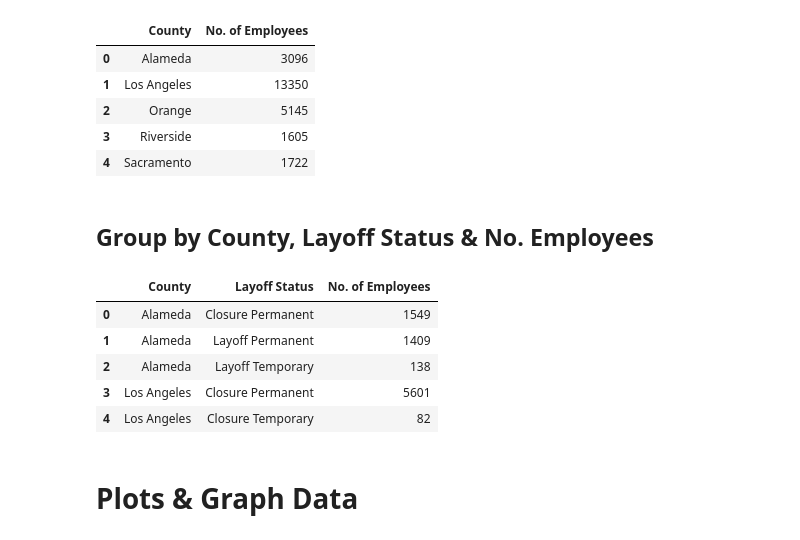
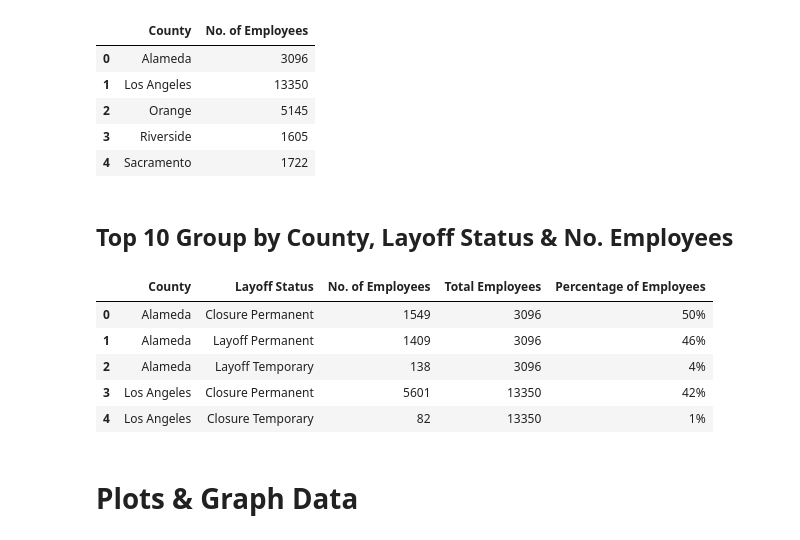
Before and after one commit to lleiva25/WARN-Notice-Analysis, a Jupyter notebook: Part 1 Clean Data copy.ipynb, the cells around one changed output. Cells and saved outputs as stored; diff of their text form; code cells hidden in the pictures.

```diff
--- a/Part 1 Clean Data copy.ipynb
+++ b/Part 1 Clean Data copy.ipynb
@@ -869,11 +953,9 @@ print(list(top_low_list))
 # %%
 #Use a for loop to filter through merged_df
 #Shows only the counties in the top_low_list
-top_df = merged_df.loc[merged_df['County'].isin(top_list)]
-low_df = merged_df.loc[merged_df['County'].isin(low_list)]
-top_low_df = merged_df.loc[merged_df['County'].isin(top_low_list)]
+top_df = county_employee_layoff_time_group.loc[county_employee_layoff_time_group['County'].isin(top_list)]
+low_df = county_employee_layoff_time_group.loc[county_employee_layoff_time_group['County'].isin(low_list)]
+top_low_df = county_employee_layoff_time_group.loc[county_employee_layoff_time_group['County'].isin(top_low_list)]
 
-#View the County names in dataframe
-print("Initial Number of Counties in Dataframe: "+str(len(list(warn_df['County'].unique()))))
-print("Number of Counties in New Dataframe: "+str(len(list(top_low_df['County'].unique()))))
+top_df.head()
 # %% [output]
@@ -911,19 +996,19 @@ topcounty_layoffs_group.head()
 # %%
 #Group together County & Layoff Status
-county_employee_group = top_df.groupby(['County']).sum()
+top_county_employee_group = top_df.groupby(['County']).sum()
 
 #Rewrite the dataframe to remove unneeded columns
-county_employee_group = county_employee_group[['No. of Employees']]
+top_county_employee_group = top_county_employee_group[['No. of Employees']]
 
 #Reset Index in order to plot with plotly
-county_employee_group = county_employee_group.reset_index()
+top_county_employee_group = top_county_employee_group.reset_index()
 
 #Pivot Table while filling in Nan w/ zeros & type to int
 #county_employee_group = county_employee_group.rename(columns={
 #    "Company":"No.Cases"
 #})
 
-county_employee_group.head()
+top_county_employee_group.head()
 # %% [output]
 |  | County | No. of Employees |
 | 0 | Alameda | 3096 |
@@ -932,32 +1017,40 @@ county_employee_group.head()
 | 3 | Riverside | 1605 |
 | 4 | Sacramento | 1722 |
 # %% [markdown]
-<h2>Group by County, Layoff Status & No. Employees</h2>
+<h2>Top 10 Group by County, Layoff Status & No. Employees</h2>
 # %%
 #Group together County & Layoff Status
-county_employee_layoff_group = top_df.groupby(['County','Layoff Status']).sum()
+top_county_employee_layoff_group = top_df.groupby(['County','Layoff Status']).sum()
 
 #Rewrite the dataframe to remove unneeded columns
-county_employee_layoff_group = county_employee_layoff_group[['No. of Employees']]
+top_county_employee_layoff_group = top_county_employee_layoff_group[['No. of Employees']]
 
 #Reset Index in order to plot with plotly
-county_employee_layoff_group = county_employee_layoff_group.reset_index()
+top_county_employee_layoff_group = top_county_employee_layoff_group.reset_index()
 
-#Create a sum column
-county_employee_layoff_group.
+#Merge the dataframes
+top_county_employee_layoff_percent = top_county_employee_layoff_group.merge(top_county_employee_group, on = 'County', how='outer')
 
-#Rename No. Employees to Percentages
-#county_employee_layoff_group = county_employee_layoff_group.rename(columns={
-#    "No. of Employees":"Percentage of Employees"
-#})
+#Rename 'No. of Employees_x' to 'No. of Employees' & 'No. of Employees_y' to 'Total Employees'
+top_county_employee_layoff_percent = top_county_employee_layoff_percent.rename(columns={
+    'No. of Employees_x':'No. of Employees',
+    'No. of Employees_y':'Total Employees'
+})
 
-county_employee_layoff_group.head()
+#Create a new column that is the percentage of total employees based on layoff status
+top_county_employee_layoff_percent['Percentage of Employees'] = top_county_employee_layoff_percent['No. of Employees']/top_county_employee_layoff_percent['Total Employees']
+
+#Format the column to percentage
+top_county_employee_layoff_percent['Percentage of Employees'] = ["{:.0%}".format(i) for i in top_county_employee_layoff_percent['Percentage of Employees'] ]
+
+#View table head
+top_county_employee_layoff_percent.head()
 # %% [output]
-|  | County | Layoff Status | No. of Employees |
-| 0 | Alameda | Closure Permanent | 1549 |
-| 1 | Alameda | Layoff Permanent | 1409 |
-| 2 | Alameda | Layoff Temporary | 138 |
-| 3 | Los Angeles | Closure Permanent | 5601 |
-| 4 | Los Angeles | Closure Temporary | 82 |
+|  | County | Layoff Status | No. of Employees | Total Employees | Percentage of Employees |
+| 0 | Alameda | Closure Permanent | 1549 | 3096 | 50% |
+| 1 | Alameda | Layoff Permanent | 1409 | 3096 | 46% |
+| 2 | Alameda | Layoff Temporary | 138 | 3096 | 4% |
+| 3 | Los Angeles | Closure Permanent | 5601 | 13350 | 42% |
+| 4 | Los Angeles | Closure Temporary | 82 | 13350 | 1% |
 # %% [markdown]
 <h1>Plots & Graph Data</h1>
```
Also changed, not shown: parts of 33 cells of this notebook, 18 other files.
